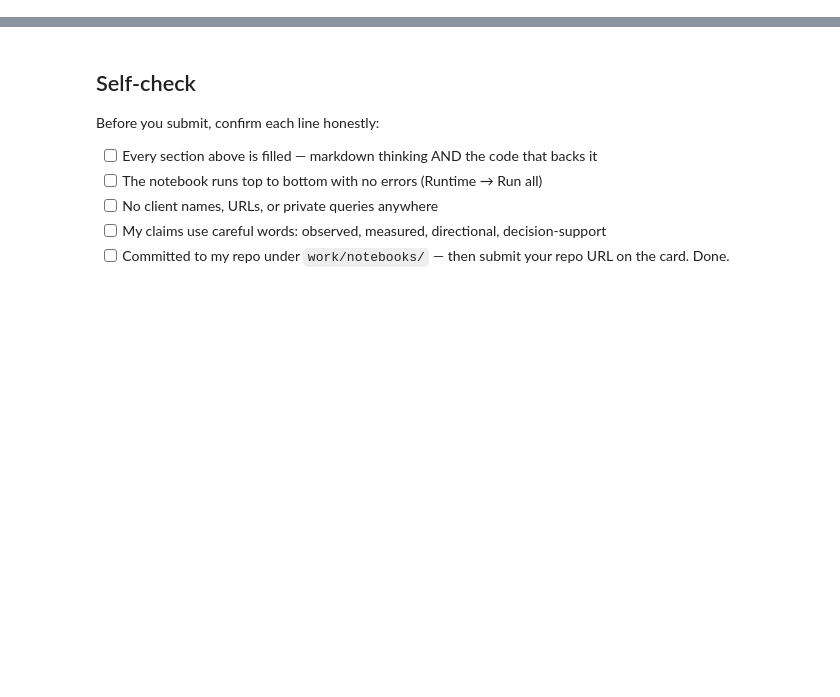
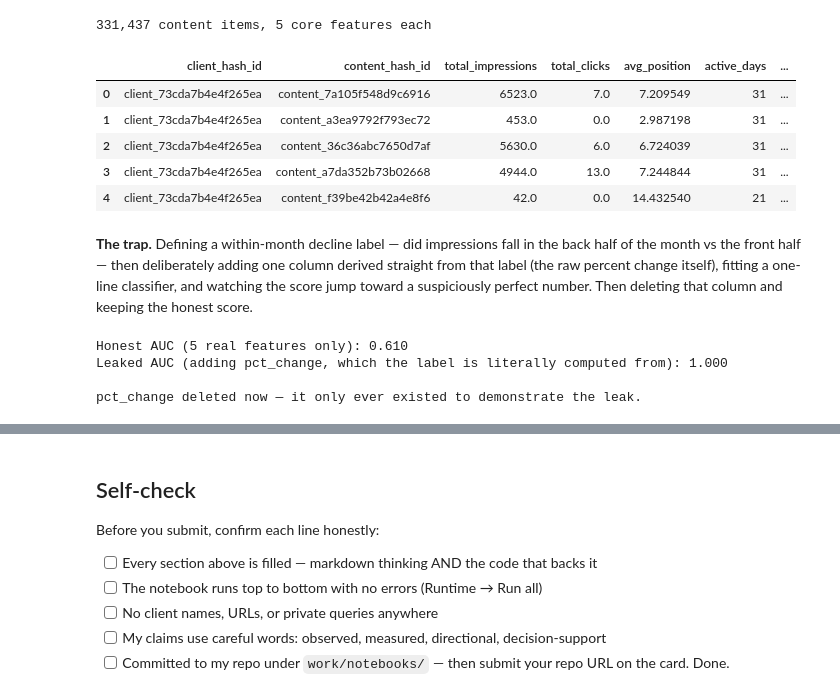
Before and after one commit to shaheerkhan1117/flyrank-ml-internship, a Jupyter notebook: work/notebooks/w03_data_contract.ipynb, the cells around one changed output, grey strips where cells are left out. Drawn from its saved outputs; the diff is of its cells as text; code cells hidden in the pictures; blank space fills up the shorter version.

```diff
--- a/work/notebooks/w03_data_contract.ipynb
+++ b/work/notebooks/w03_data_contract.ipynb
@@ -36,0 +174,80 @@ This skeleton is yours to fill. Work the sections **in order** — each one has
+# %%
+# Five features for Lane 2 (refresh/opportunity scoring), built from month = 2026-03 only.
+features = con.sql(f"""
+    SELECT
+        client_hash_id,
+        content_hash_id,
+        SUM(gsc_impressions)                                            AS total_impressions,
+        SUM(gsc_clicks)                                                 AS total_clicks,
+        AVG(gsc_avg_position)                                           AS avg_position,
+        COUNT(DISTINCT report_date) FILTER (WHERE gsc_impressions > 0)  AS active_days,
+        STDDEV_SAMP(gsc_avg_position)                                   AS position_volatility
+    FROM {TABLES['fact_daily']}
+    WHERE month = '{MONTH}'
+    GROUP BY 1, 2
+""").df()
+
+features["ctr"] = (features["total_clicks"] / features["total_impressions"]).round(4)
+
+print(f"{len(features):,} content items, 5 core features each")
+features.head()
+# %% [output]
+331,437 content items, 5 core features each
+|  | client_hash_id | content_hash_id | total_impressions | total_clicks | avg_position | active_days | ... |
+| 0 | client_73cda7b4e4f265ea | content_7a105f548d9c6916 | 6523.0 | 7.0 | 7.209549 | 31 | ... |
+| 1 | client_73cda7b4e4f265ea | content_a3ea9792f793ec72 | 453.0 | 0.0 | 2.987198 | 31 | ... |
+| 2 | client_73cda7b4e4f265ea | content_36c36abc7650d7af | 5630.0 | 6.0 | 6.724039 | 31 | ... |
+| 3 | client_73cda7b4e4f265ea | content_a7da352b73b02668 | 4944.0 | 13.0 | 7.244844 | 31 | ... |
+| 4 | client_73cda7b4e4f265ea | content_f39be42b42a4e8f6 | 42.0 | 0.0 | 14.432540 | 21 | ... |
+# %% [markdown]
+**The trap.** Defining a within-month decline label — did impressions fall in the back half of
+the month vs the front half — then deliberately adding one column derived straight from that
+label (the raw percent change itself), fitting a one-line classifier, and watching the score
+jump toward a suspiciously perfect number. Then deleting that column and keeping the honest
+score.
+# %%
+from sklearn.linear_model import LogisticRegression
+from sklearn.model_selection import train_test_split
+from sklearn.metrics import roc_auc_score
+
+halves = con.sql(f"""
+    SELECT client_hash_id, content_hash_id,
+           SUM(CASE WHEN report_date < DATE '{MONTH}-16' THEN gsc_impressions ELSE 0 END) AS imp_first_half,
+           SUM(CASE WHEN report_date >= DATE '{MONTH}-16' THEN gsc_impressions ELSE 0 END) AS imp_second_half
+    FROM {TABLES['fact_daily']}
+    WHERE month = '{MONTH}'
+    GROUP BY 1, 2
+    HAVING imp_first_half > 0
+""").df()
+
+halves["pct_change"] = (halves["imp_second_half"] - halves["imp_first_half"]) / halves["imp_first_half"]
+halves["is_declining"] = (halves["pct_change"] < -0.2).astype(int)
+
+model_data = features.merge(
+    halves[["client_hash_id", "content_hash_id", "is_declining", "pct_change"]],
+    on=["client_hash_id", "content_hash_id"], how="inner"
+)
+
+honest_cols = ["total_impressions", "total_clicks", "avg_position", "active_days", "position_volatility"]
+
+def quick_auc(cols, data):
+    d = data.dropna(subset=cols + ["is_declining"])
+    X, y = d[cols], d["is_declining"]
+    X_tr, X_te, y_tr, y_te = train_test_split(X, y, test_size=0.3, random_state=42, stratify=y)
+    clf = LogisticRegression(max_iter=1000).fit(X_tr, y_tr)
+    return roc_auc_score(y_te, clf.predict_proba(X_te)[:, 1])
+
+honest_auc = quick_auc(honest_cols, model_data)
+print(f"Honest AUC (5 real features only): {honest_auc:.3f}")
+
+leaked_cols = honest_cols + ["pct_change"]  # <- the trap: this IS the label, just rescaled
+leaked_auc = quick_auc(leaked_cols, model_data)
+print(f"Leaked AUC (adding pct_change, which the label is literally computed from): {leaked_auc:.3f}")
+
+print("\npct_change deleted now — it only ever existed to demonstrate the leak.")
+del model_data["pct_change"]
+# %% [output]
+Honest AUC (5 real features only): 0.610
+Leaked AUC (adding pct_change, which the label is literally computed from): 1.000
+
+pct_change deleted now — it only ever existed to demonstrate the leak.
```
Also changed, not shown: parts of 19 cells of this notebook.
